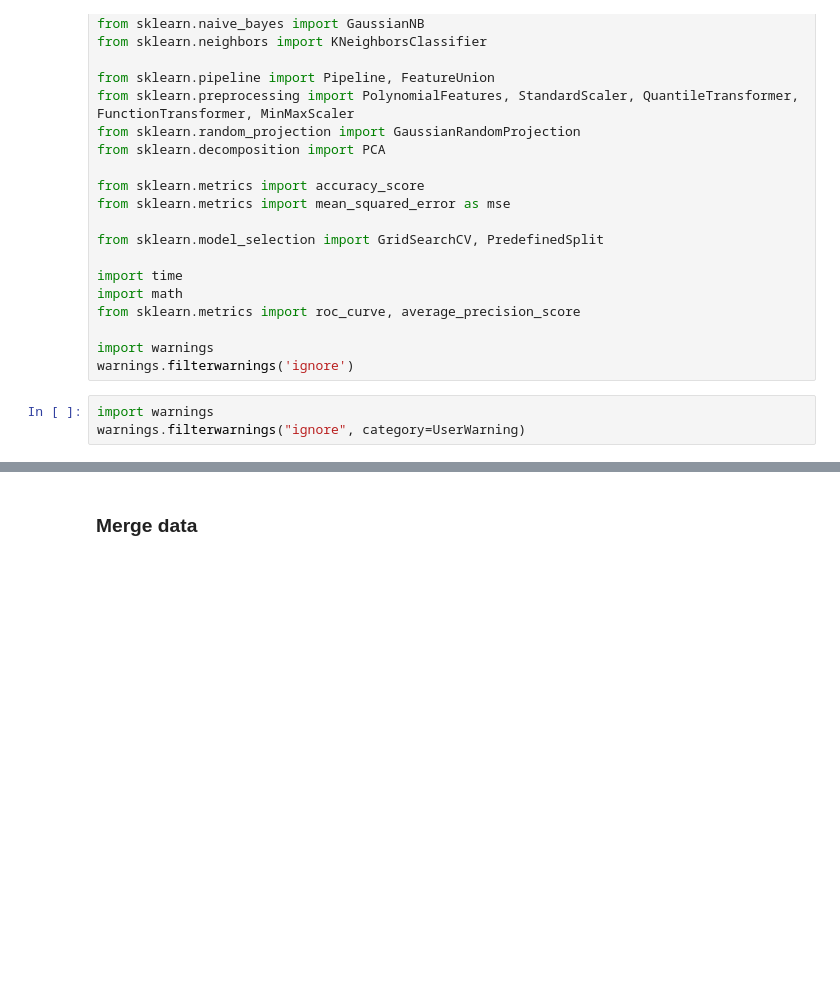
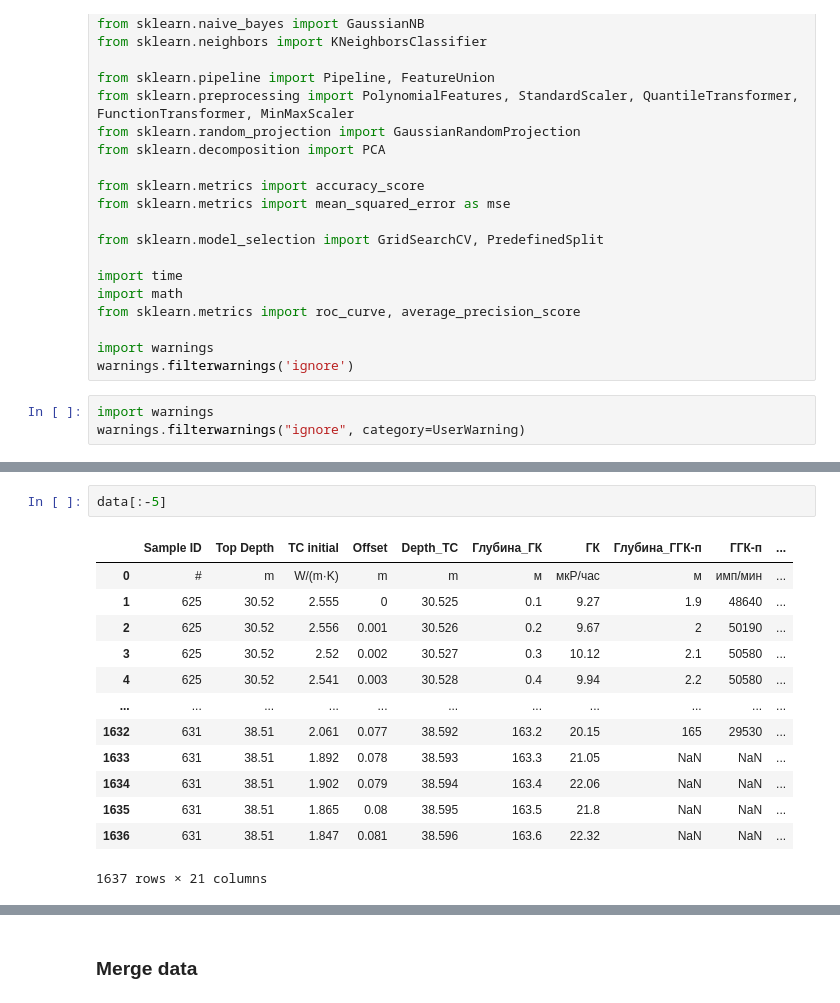
Before and after one commit to MariiaKalinina/R, a Jupyter notebook: Rosatom_new_version.ipynb, the cells around one changed output, grey strips where cells are left out. Cells and saved outputs as stored; diff of their text form; blank space fills up the shorter version.

```diff
--- a/Rosatom_new_version.ipynb
+++ b/Rosatom_new_version.ipynb
@@ -102,0 +118,16 @@ data
+# %%
+data[:-5]
+# %% [output]
+|  | Sample ID | Top Depth | TC initial | Offset | Depth_TC | Глубина_ГК | ГК | Глубина_ГГК-п | ГГК-п | ... |
+| 0 | # | m | W/(m·K) | m | m | м | мкР/час | м | имп/мин | ... |
+| 1 | 625 | 30.52 | 2.555 | 0 | 30.525 | 0.1 | 9.27 | 1.9 | 48640 | ... |
+| 2 | 625 | 30.52 | 2.556 | 0.001 | 30.526 | 0.2 | 9.67 | 2 | 50190 | ... |
+| 3 | 625 | 30.52 | 2.52 | 0.002 | 30.527 | 0.3 | 10.12 | 2.1 | 50580 | ... |
+| 4 | 625 | 30.52 | 2.541 | 0.003 | 30.528 | 0.4 | 9.94 | 2.2 | 50580 | ... |
+| ... | ... | ... | ... | ... | ... | ... | ... | ... | ... | ... |
+| 1632 | 631 | 38.51 | 2.061 | 0.077 | 38.592 | 163.2 | 20.15 | 165 | 29530 | ... |
+| 1633 | 631 | 38.51 | 1.892 | 0.078 | 38.593 | 163.3 | 21.05 | NaN | NaN | ... |
+| 1634 | 631 | 38.51 | 1.902 | 0.079 | 38.594 | 163.4 | 22.06 | NaN | NaN | ... |
+| 1635 | 631 | 38.51 | 1.865 | 0.08 | 38.595 | 163.5 | 21.8 | NaN | NaN | ... |
+| 1636 | 631 | 38.51 | 1.847 | 0.081 | 38.596 | 163.6 | 22.32 | NaN | NaN | ... |
+1637 rows × 21 columns
```
Also changed, not shown: parts of 15 cells of this notebook.
